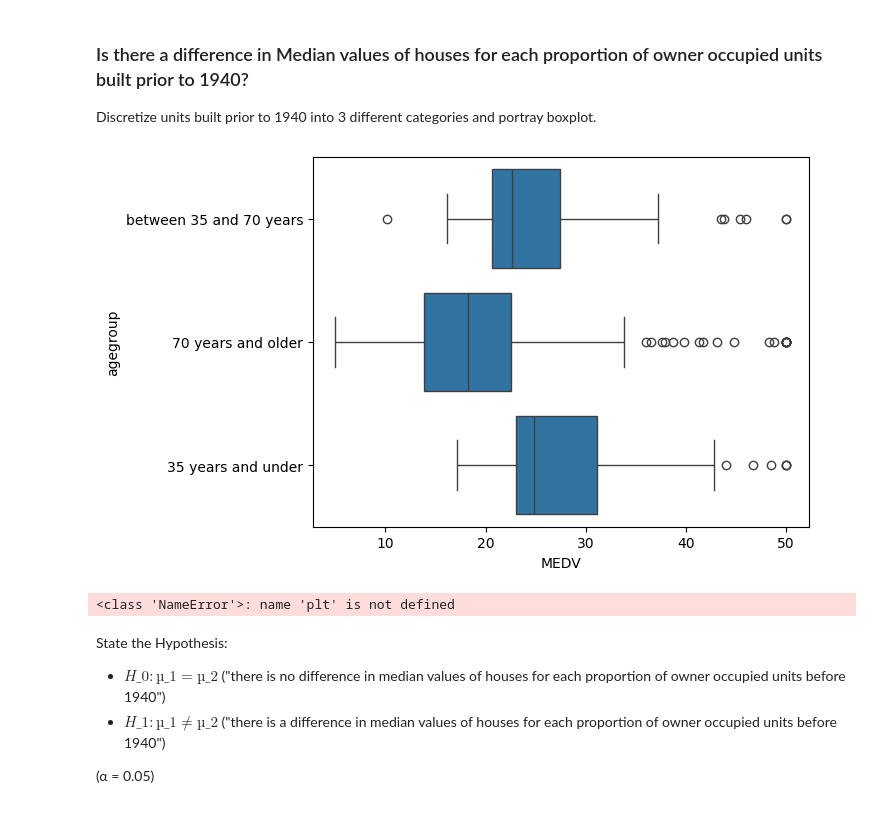
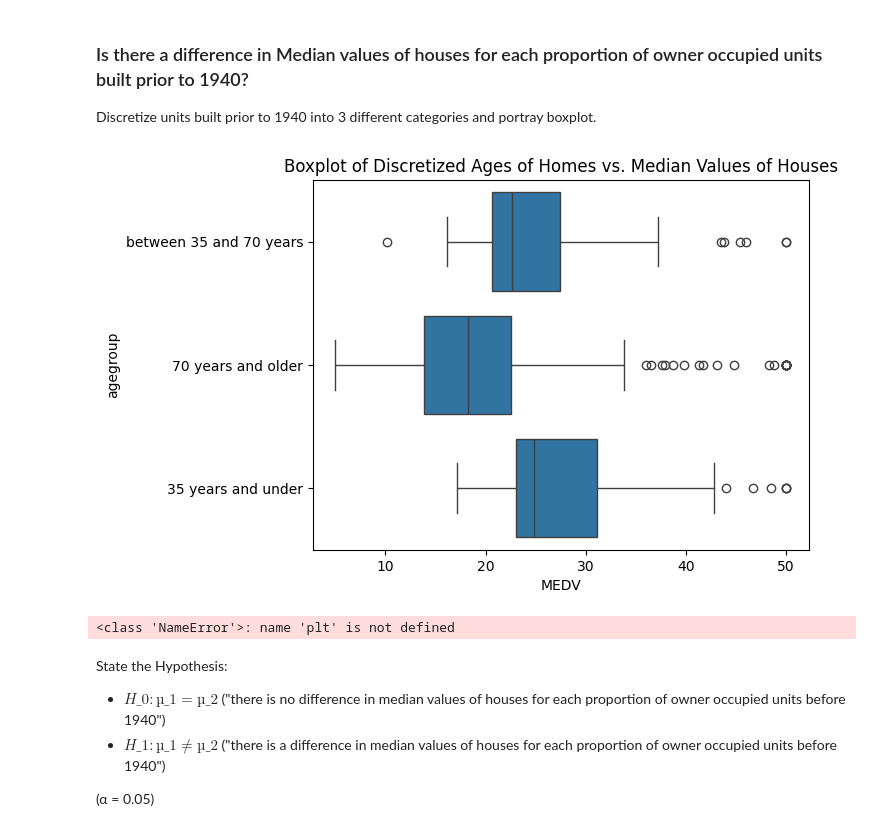
Before and after one commit to amoral1/Boston-Housing-Data, a Jupyter notebook: Boston_Data_forpeers.jupyterlite.ipynb, the cells around one changed output. Saved outputs shown, nothing was run; the diff lists cells and outputs as text; code cells hidden in the pictures.

```diff
--- a/Boston_Data_forpeers.jupyterlite.ipynb
+++ b/Boston_Data_forpeers.jupyterlite.ipynb
@@ -114,14 +116,14 @@ Discretize units built prior to 1940 into 3 different categories and portray box
 # %%
 boston_df.loc[(boston_df['AGE'] <=35), 'agegroup'] = '35 years and under'
 boston_df.loc[(boston_df['AGE'] > 35)&(boston_df['AGE'] < 70), 'agegroup'] = 'between 35 and 70 years'
 boston_df.loc[(boston_df['AGE'] >= 70), 'agegroup'] = '70 years and older'
 
 #Box plot of age categories vs. median values
 bxplt = sns.boxplot(x="MEDV", y="agegroup",
-                 data=boston_df)
+                 data=boston_df).set_title("Boxplot of Discretized Ages of Homes vs. Median Values of Houses")
 plt.show()
 # %% [output]
-[figure, old version]
+[figure, new version]
 <class 'NameError'>: name 'plt' is not defined
 # %% [markdown]
 State the Hypothesis:
```
Also changed, not shown: parts of 4 cells of this notebook.
